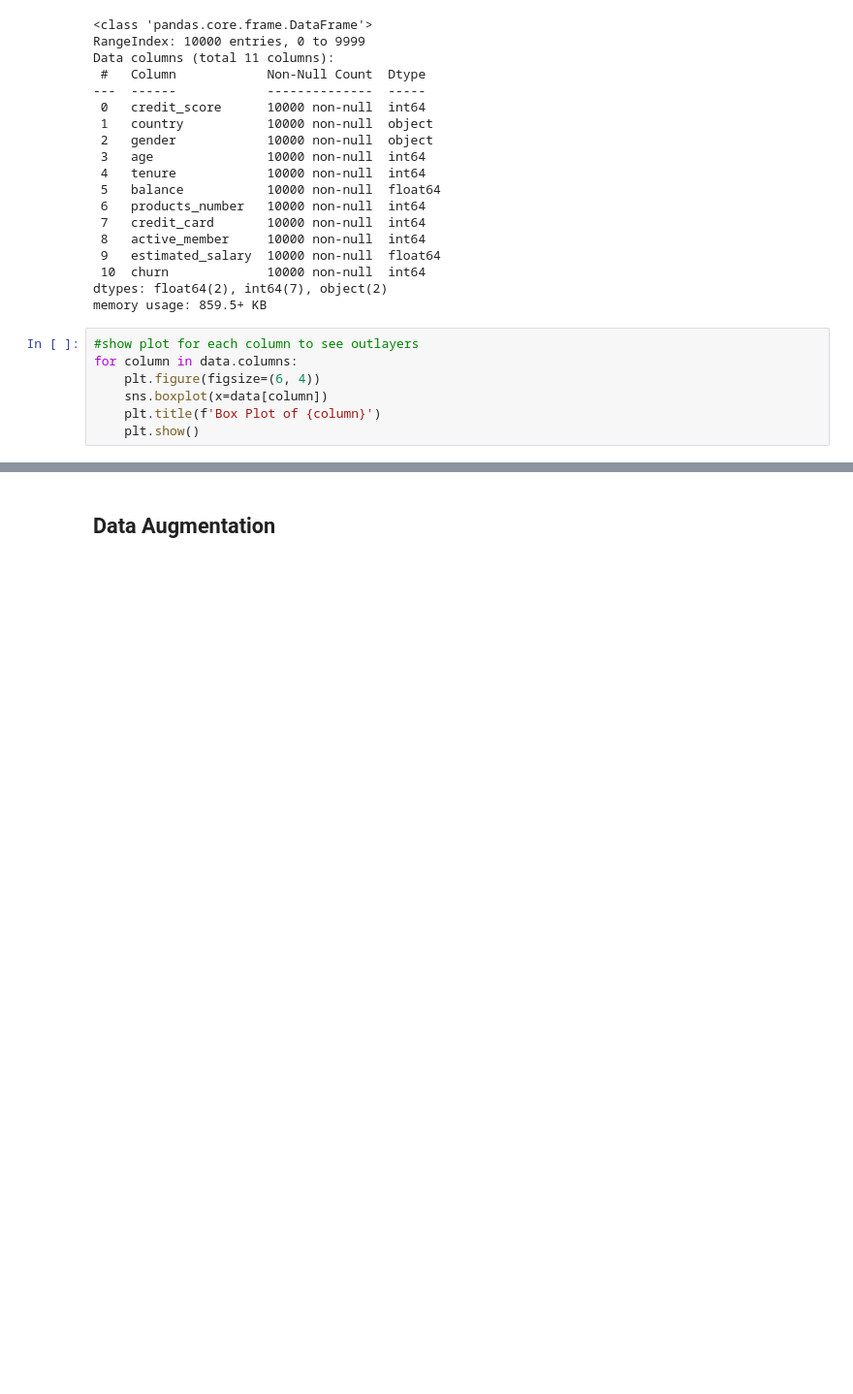
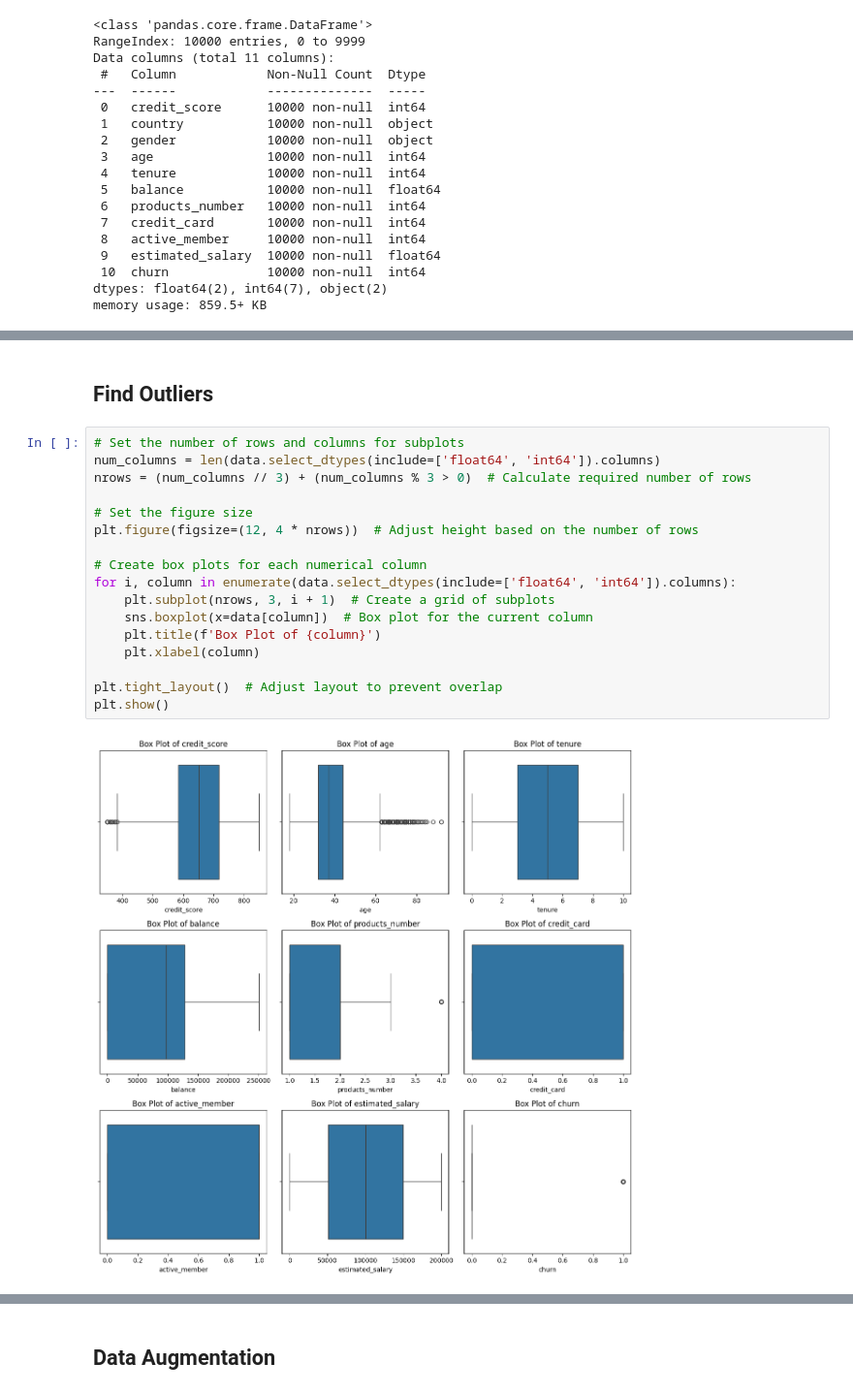
Before and after one commit to mohamedseif-10/Graduation-project-DEPI, a Jupyter notebook: Machine_Learning/ML_Models.ipynb, the cells around one changed output, grey strips where cells are left out. Shown at 97% size. Drawn from its saved outputs; the diff is of its cells as text; blank space fills up the shorter version.

```diff
--- a/Machine_Learning/ML_Models.ipynb
+++ b/Machine_Learning/ML_Models.ipynb
@@ -55,10 +55,3 @@ Data columns (total 11 columns):
  10  churn             10000 non-null  int64
 dtypes: float64(2), int64(7), object(2)
 memory usage: 859.5+ KB
-# %%
-#show plot for each column to see outlayers
-for column in data.columns:
-    plt.figure(figsize=(6, 4))
-    sns.boxplot(x=data[column])
-    plt.title(f'Box Plot of {column}')
-    plt.show()
@@ -76,0 +58,21 @@ for column in data.columns:
+# %% [markdown]
+## Find Outliers ##
+# %%
+# Set the number of rows and columns for subplots
+num_columns = len(data.select_dtypes(include=['float64', 'int64']).columns)
+nrows = (num_columns // 3) + (num_columns % 3 > 0)  # Calculate required number of rows
+
+# Set the figure size
+plt.figure(figsize=(12, 4 * nrows))  # Adjust height based on the number of rows
+
+# Create box plots for each numerical column
+for i, column in enumerate(data.select_dtypes(include=['float64', 'int64']).columns):
+    plt.subplot(nrows, 3, i + 1)  # Create a grid of subplots
+    sns.boxplot(x=data[column])  # Box plot for the current column
+    plt.title(f'Box Plot of {column}')
+    plt.xlabel(column)
+
+plt.tight_layout()  # Adjust layout to prevent overlap
+plt.show()
+# %% [output]
+[figure, added]
```
Also changed, not shown: parts of 31 cells of this notebook.
